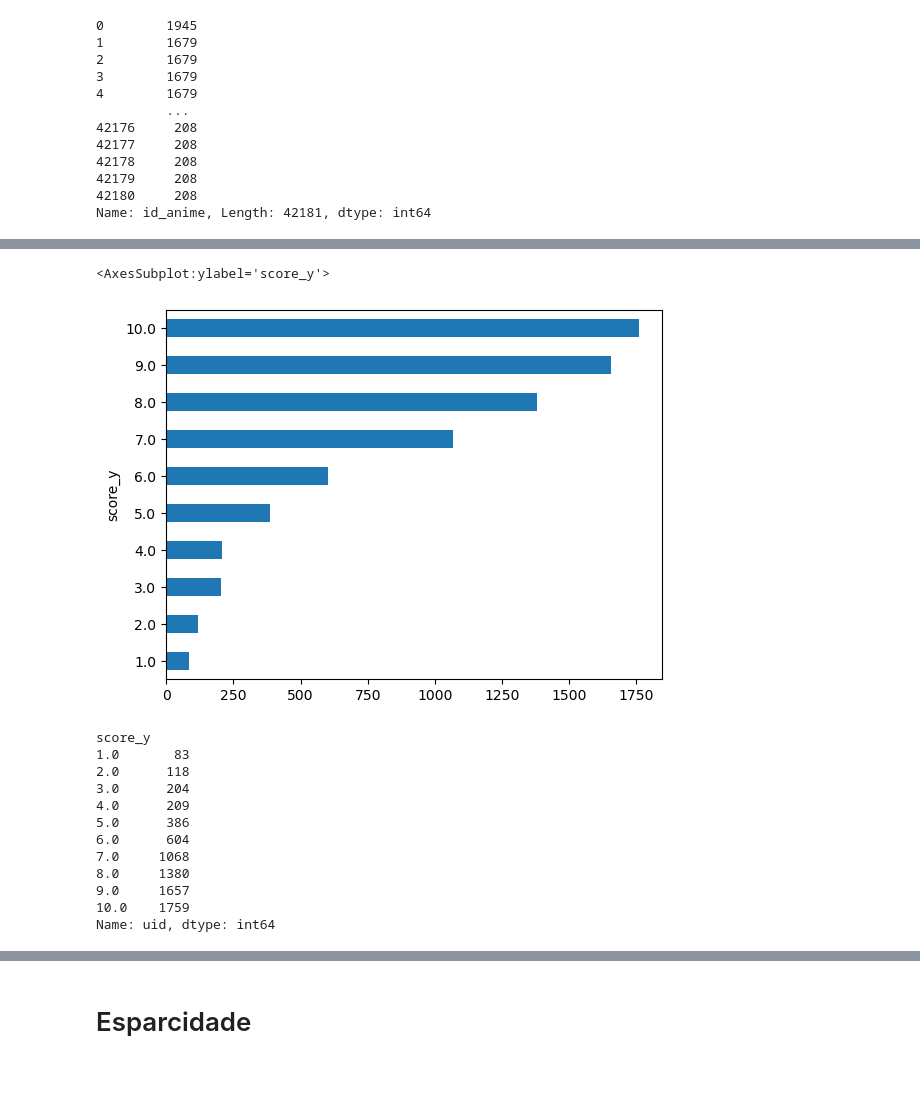
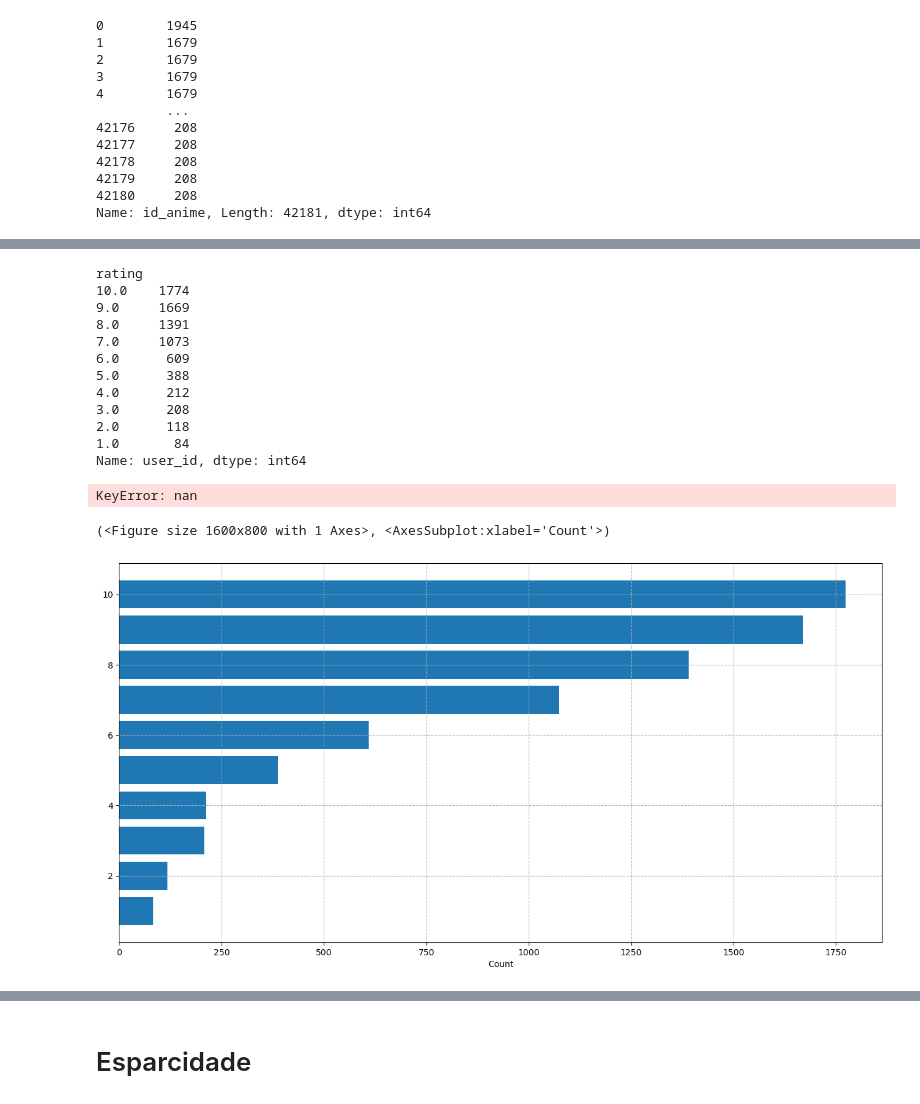
Before and after one commit to ChenYP-1982/RECOMMENDER-STREAMLIT, a Jupyter notebook: rec.ipynb, the cells around one changed output, grey strips where cells are left out. Saved outputs shown, nothing was run; the diff lists cells and outputs as text; code cells hidden in the pictures; blank space fills up the shorter version.

```diff
--- a/rec.ipynb
+++ b/rec.ipynb
@@ -125,22 +217,19 @@ df_rec['genre'] = df_rec['genre'].apply(literal_eval)
 # %%
-rating=df_rec.groupby("score_y").count()["uid"]
+rating=(df_rec.groupby("rating").
+        count()["user_id"]
+        .sort_values(ascending=False))
 
-rating.plot(kind="barh")
+rating
 # %% [output]
-<AxesSubplot:ylabel='score_y'>
+rating
+10.0    1774
+9.0     1669
+8.0     1391
+7.0     1073
+6.0      609
+5.0      388
+4.0      212
+3.0      208
+2.0      118
+1.0       84
+Name: user_id, dtype: int64
-[figure, removed]
-# %%
-rating
-# %% [output]
-score_y
-1.0       83
-2.0      118
-3.0      204
-4.0      209
-5.0      386
-6.0      604
-7.0     1068
-8.0     1380
-9.0     1657
-10.0    1759
-Name: uid, dtype: int64
@@ -146,0 +250,9 @@ Name: uid, dtype: int64
+# %%
+df_rec["rating"].apply(normalize)
+# %% [output]
+KeyError: nan
+# %%
+plot_category_count(rating)
+# %% [output]
+(<Figure size 1600x800 with 1 Axes>, <AxesSubplot:xlabel='Count'>)
+[figure, added]
```
Also changed, not shown: parts of 32 cells of this notebook.
